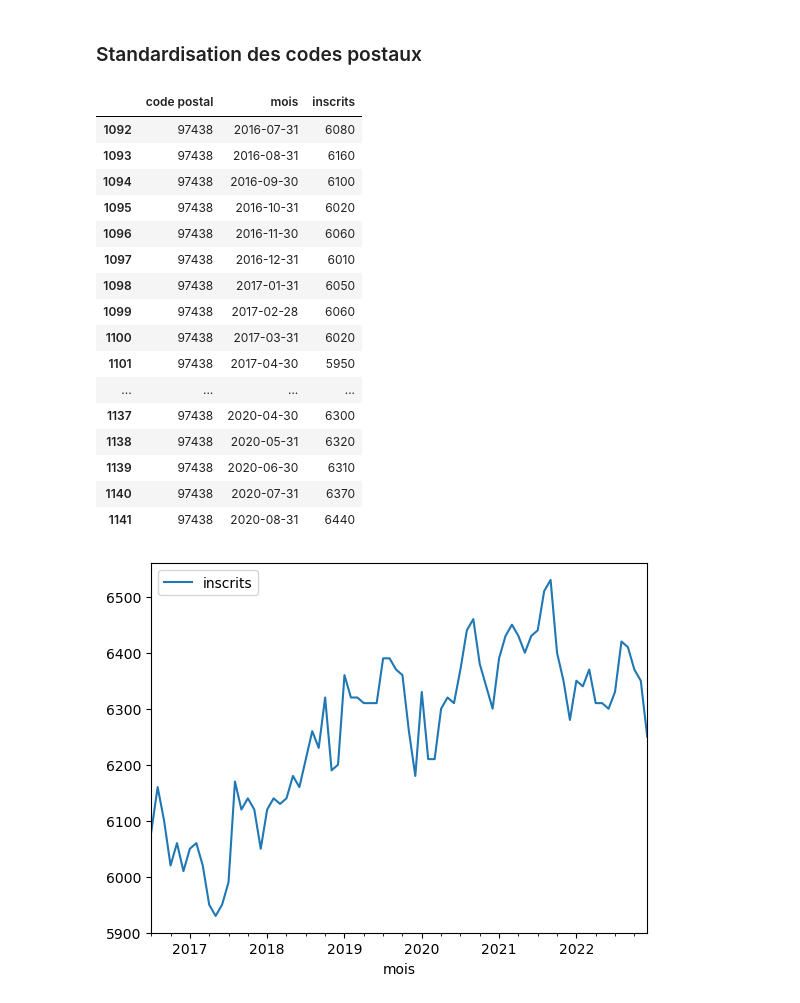
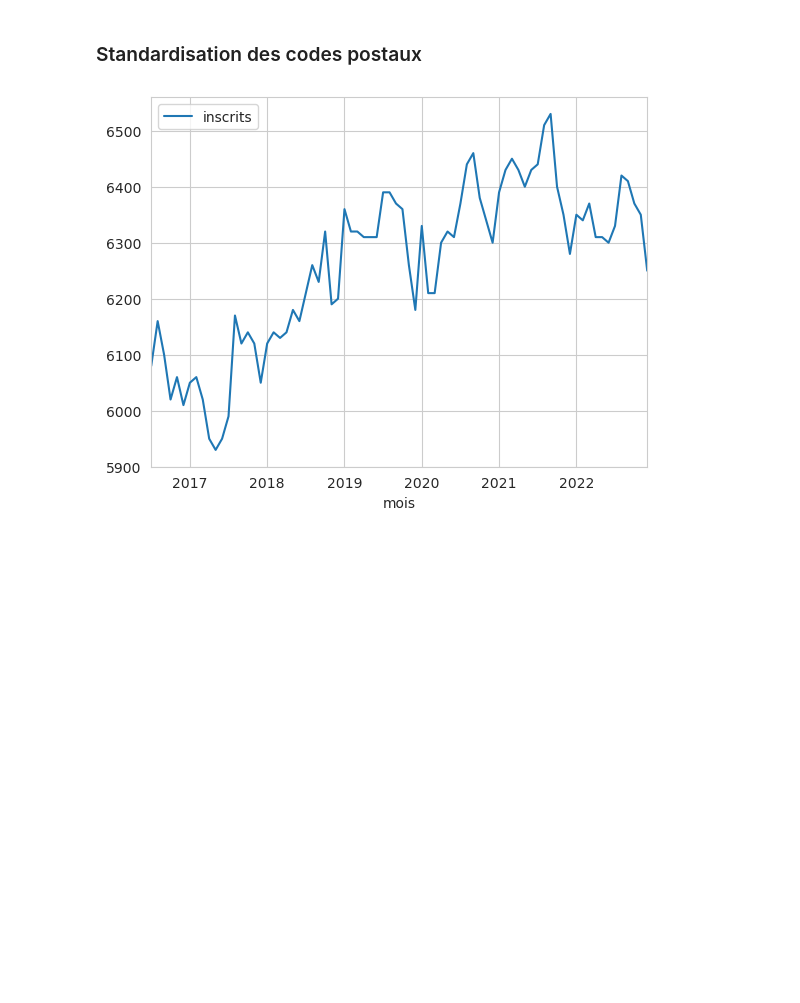
Before and after one commit to IsmaelSaid/Analyses, a Jupyter notebook: Pôle emploi/EDA 1 par comune.ipynb, the cells around one changed output. Saved outputs shown, nothing was run; the diff lists cells and outputs as text; code cells hidden in the pictures; blank space fills up the shorter version.

```diff
--- a/Pôle emploi/EDA 1 par comune.ipynb
+++ b/Pôle emploi/EDA 1 par comune.ipynb
@@ -44,34 +44,20 @@ new_data = pd.DataFrame(data.iloc[:,all_but_first].values,new_months)
 new_data.columns = cp_standard
 x = new_data.astype('int32')
 # %%
+
+# pseudo matrix translation
 new_data = pd.DataFrame({
     "code postal" : np.repeat(x.columns, x.shape[0]),
     "mois" : pd.concat([
         pd.Series(x.index) for i in range(x.shape[1])
         ]).to_numpy(),
     "inscrits" : np.reshape(x.to_numpy(),x.shape[0]*x.shape[1],order= "F")
 })
 
+sns.set_style("whitegrid")
 stemarie = new_data["code postal"] == "97438"
 new_data.loc[stemarie,:].plot(y = "inscrits",x = "mois")
 
-new_data.loc[stemarie,:].head(50)
+plt.show()
 # %% [output]
-|  | code postal | mois | inscrits |
-| 1092 | 97438 | 2016-07-31 | 6080 |
-| 1093 | 97438 | 2016-08-31 | 6160 |
-| 1094 | 97438 | 2016-09-30 | 6100 |
-| 1095 | 97438 | 2016-10-31 | 6020 |
-| 1096 | 97438 | 2016-11-30 | 6060 |
-| 1097 | 97438 | 2016-12-31 | 6010 |
-| 1098 | 97438 | 2017-01-31 | 6050 |
-| 1099 | 97438 | 2017-02-28 | 6060 |
-| 1100 | 97438 | 2017-03-31 | 6020 |
-| 1101 | 97438 | 2017-04-30 | 5950 |
-| ... | ... | ... | ... |
-| 1137 | 97438 | 2020-04-30 | 6300 |
-| 1138 | 97438 | 2020-05-31 | 6320 |
-| 1139 | 97438 | 2020-06-30 | 6310 |
-| 1140 | 97438 | 2020-07-31 | 6370 |
-| 1141 | 97438 | 2020-08-31 | 6440 |
-[figure, old version]
+[figure, new version]
```
Also changed, not shown: parts of 2 cells of this notebook, 2 other files.
